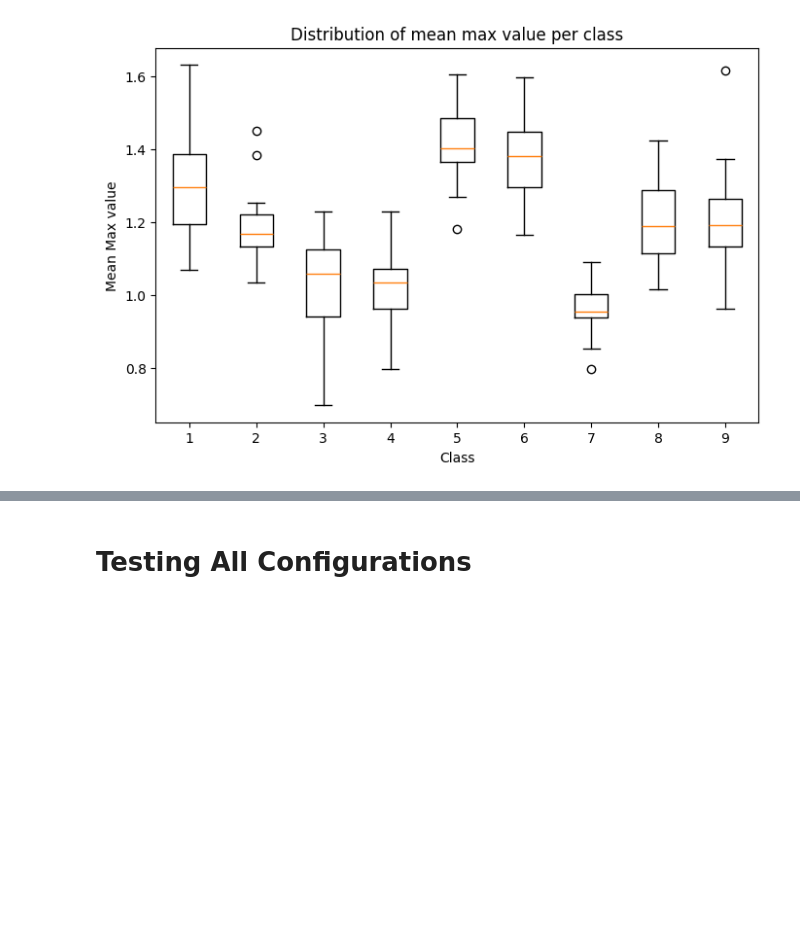
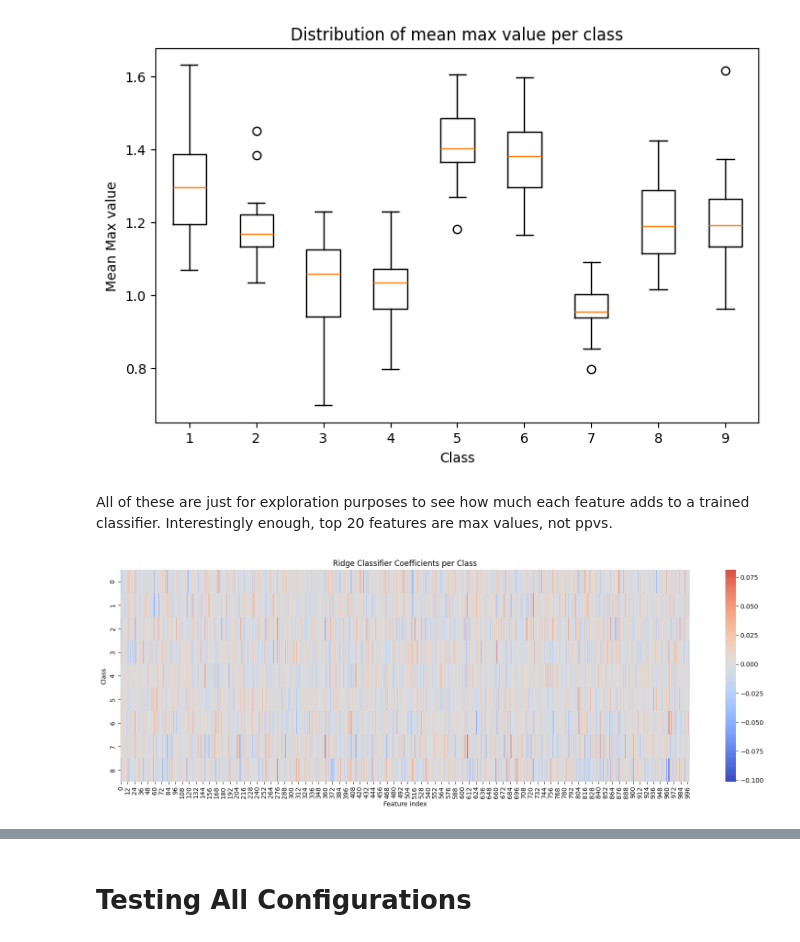
Before and after one commit to NikiLalev/advanced_ml_project, a Jupyter notebook: ROCKET.ipynb, the cells around one changed output, grey strips where cells are left out. Saved outputs shown, nothing was run; the diff lists cells and outputs as text; code cells hidden in the pictures; blank space fills up the shorter version.

```diff
--- a/ROCKET.ipynb
+++ b/ROCKET.ipynb
@@ -229,3 +226,16 @@ plt.ylabel("Mean Max value")
 plt.show()
 # %% [output]
 [figure]
+# %% [markdown]
+All of these are just for exploration purposes to see how much each feature adds to a trained classifier. Interestingly enough, top 20 features are max values, not ppvs.
+# %%
+classifier = RidgeClassifierCV(alphas=np.logspace(-3, 3, 10))
+model = classifier.fit(X_train, y_train)
+plt.figure(figsize=(20,6))
+sns.heatmap(model.coef_, cmap="coolwarm", center=0)
+plt.title("Ridge Classifier Coefficients per Class")
+plt.xlabel("Feature index")
+plt.ylabel("Class")
+plt.show()
+# %% [output]
+[figure, added]
```
Also changed, not shown: parts of 6 cells of this notebook.
